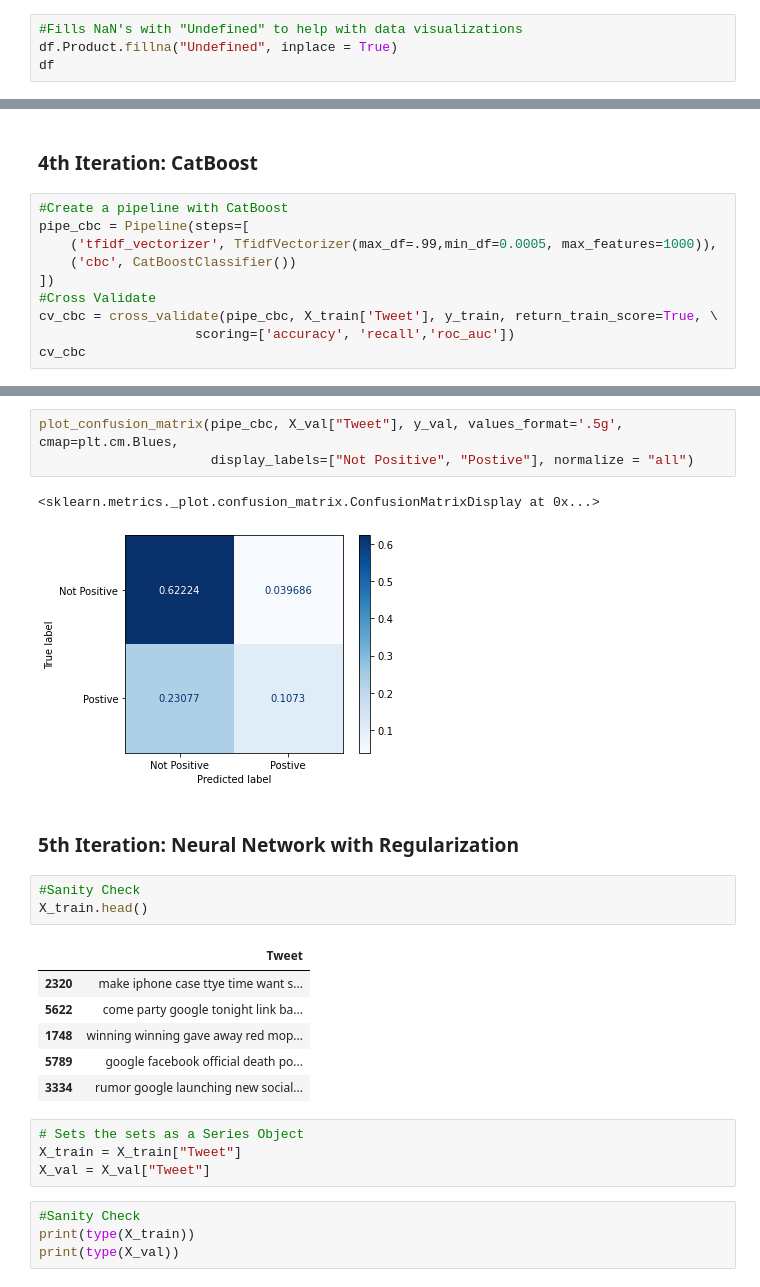
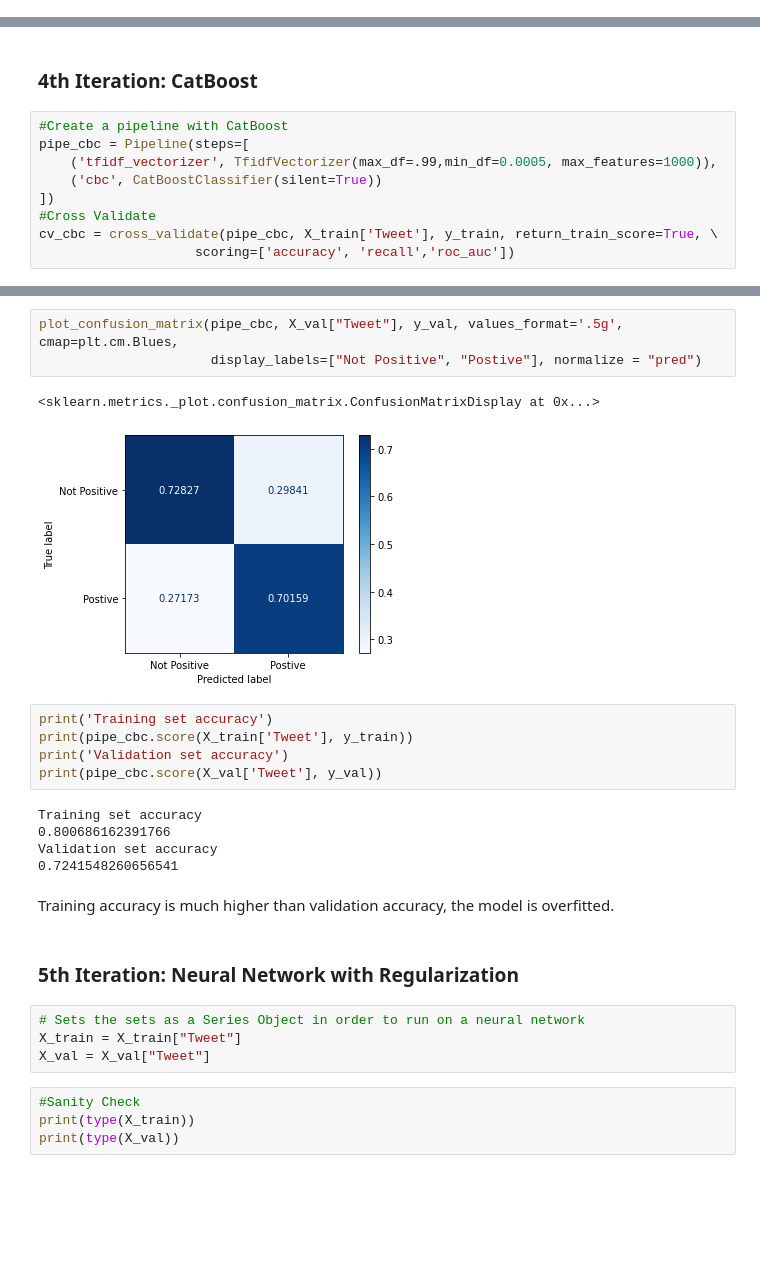
Before and after one commit to ElyLin/SentimentAnalysisProject, a Jupyter notebook: SentimentAnalysis.ipynb, the cells around one changed output, grey strips where cells are left out. Cells and saved outputs as stored; diff of their text form; blank space fills up the shorter version.

```diff
--- a/SentimentAnalysis.ipynb
+++ b/SentimentAnalysis.ipynb
@@ -250,7 +252,3 @@ df
 | 9067 | Google's Zeiger, a physician neve... | Undefined | No emotion |
 | 9068 | Some Verizon iPhone customers com... | Undefined | No emotion |
 9069 rows × 3 columns
-# %%
-#Fills NaN's with "Undefined" to help with data visualizations
-df.Product.fillna("Undefined", inplace = True)
-df
@@ -808,9 +870,8 @@ plot_confusion_matrix(pipe_lr, X_val_scaled, y_val, values_format='.5g', cmap=pl
 #Create a pipeline with CatBoost
 pipe_cbc = Pipeline(steps=[
     ('tfidf_vectorizer', TfidfVectorizer(max_df=.99,min_df=0.0005, max_features=1000)),
-    ('cbc', CatBoostClassifier())
+    ('cbc', CatBoostClassifier(silent=True))
 ])
 #Cross Validate
 cv_cbc = cross_validate(pipe_cbc, X_train['Tweet'], y_train, return_train_score=True, \
                     scoring=['accuracy', 'recall','roc_auc'])
-cv_cbc
@@ -873,23 +897,25 @@ Pipeline(steps=[('tfidf_vectorizer',
 # %%
 plot_confusion_matrix(pipe_cbc, X_val["Tweet"], y_val, values_format='.5g', cmap=plt.cm.Blues,
-                      display_labels=["Not Positive", "Postive"], normalize = "all")
+                      display_labels=["Not Positive", "Postive"], normalize = "pred")
 # %% [output]
 <sklearn.metrics._plot.confusion_matrix.ConfusionMatrixDisplay at 0x...>
-[figure, old version]
+[figure, new version]
+# %%
+print('Training set accuracy')
+print(pipe_cbc.score(X_train['Tweet'], y_train))
+print('Validation set accuracy')
+print(pipe_cbc.score(X_val['Tweet'], y_val))
+# %% [output]
+Training set accuracy
+0.800686162391766
+Validation set accuracy
+0.7241548260656541
+# %% [markdown]
+Training accuracy is much higher than validation accuracy, the model is overfitted.
 # %% [markdown]
 ### 5th Iteration: Neural Network with Regularization
-# %%
-#Sanity Check
-X_train.head()
-# %% [output]
-|  | Tweet |
-| 2320 | make iphone case ttye time want s... |
-| 5622 | come party google tonight link ba... |
-| 1748 | winning winning gave away red mop... |
-| 5789 | google facebook official death po... |
-| 3334 | rumor google launching new social... |
 # %%
-# Sets the sets as a Series Object
+# Sets the sets as a Series Object in order to run on a neural network
 X_train = X_train["Tweet"]
 X_val = X_val["Tweet"]
 # %%
```
Also changed, not shown: parts of 63 cells of this notebook.
